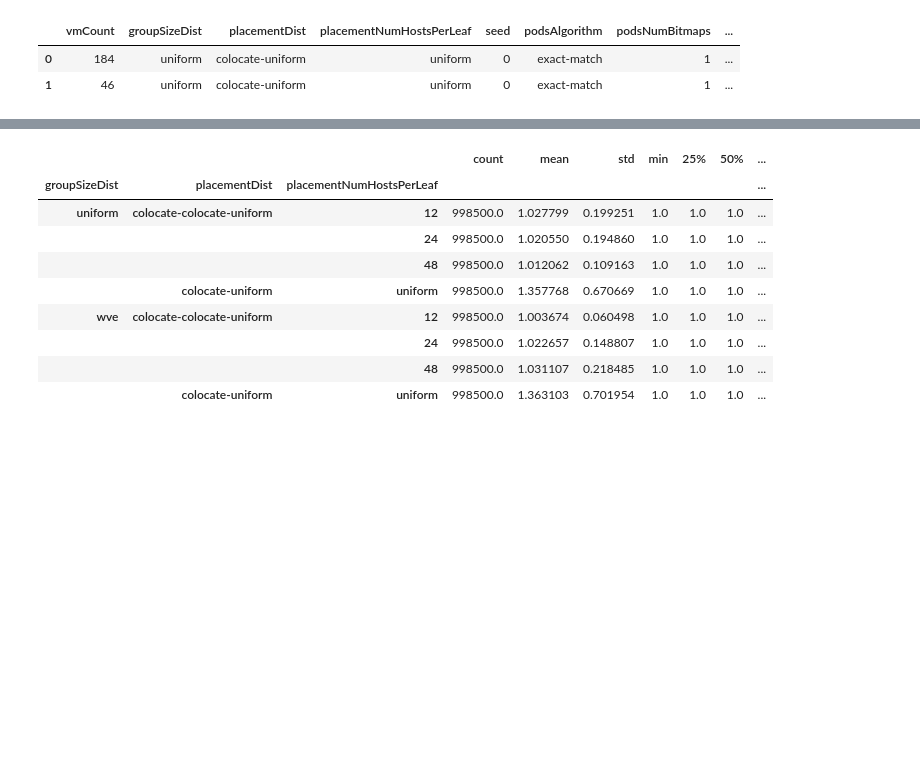
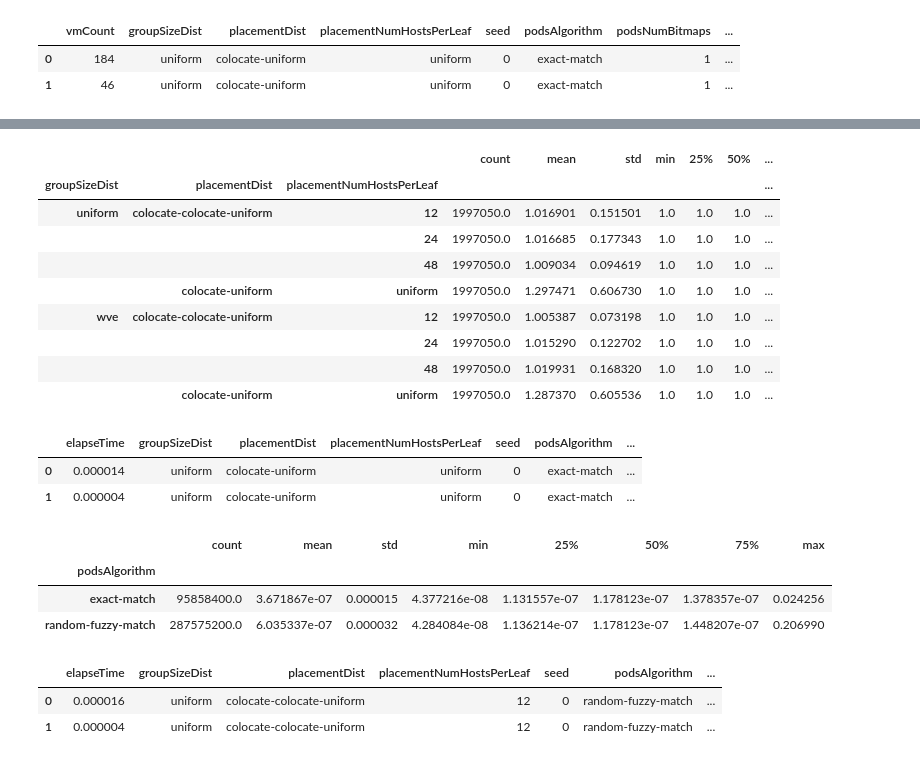
Before and after one commit to Elmo-MCast/numerical-evals, a Jupyter notebook: notebooks/12-11-2017/baseerat-1M.ipynb, the cells around one changed output, grey strips where cells are left out. Drawn from its saved outputs; the diff is of its cells as text; code cells hidden in the pictures; blank space fills up the shorter version.

```diff
--- a/notebooks/12-11-2017/baseerat-1M.ipynb
+++ b/notebooks/12-11-2017/baseerat-1M.ipynb
@@ -42,7 +42,7 @@ def AddParametersAsColumns(df, folder):
         df['%sNumRules' % node_type_1] = int(optimizerParams_1[4])
 
 # Turns all files of a given filname across a set of folders into a single dataframe
-def DataSetAsDataFrame(filename, folders, headers, header=None):
+def DataSetAsDataFrame(filename, folders, headers, header=None, reset_index=True):
     # Read dataset as dataframe
     def ReadDataSet(folder):
         df = pd.read_csv(folder + '/' + filename, sep=',', header=header, names=headers)
@@ -52,6 +52,9 @@ def DataSetAsDataFrame(filename, folders, headers, header=None):
     dfs = map(ReadDataSet, folders)
     # Combine into a single dataframe
     df = pd.concat(dfs)
+    if reset_index:
+        df.reset_index(inplace=True)
+        df.drop('index', axis=1, inplace=True)
     return df
 # %%
 %%R
@@ -199,30 +205,30 @@ leafCountPerGroupPerTenant[
+# %%
+_folders = glob.glob(directory + "logs.*_0.*_pods") + glob.glob(directory + "logs.*_1.*_pods")
 # %%
 podCountPerGroupPerTenant = DataSetAsDataFrame('pod_count_per_group_per_tenant.csv',
-                                                folders, ['podCount'])
+                                                _folders, ['podCount'])
+# %%
+criterion = ~((podCountPerGroupPerTenant['podsAlgorithm'] == 'exact-match') &
+              (podCountPerGroupPerTenant['podsNumBitmaps'] == 1) &
+              (podCountPerGroupPerTenant['podsNumNodesPerBitmap'] == 3) &
+              (podCountPerGroupPerTenant['podsRedundancyPerBitmap'] == 0) &
+              (podCountPerGroupPerTenant['podsNumRules'] == 10000))
+podCountPerGroupPerTenant.drop(podCountPerGroupPerTenant.index[criterion], inplace=True)
+podCountPerGroupPerTenant.drop(['podsAlgorithm', 'podsNumBitmaps', 'podsNumNodesPerBitmap',
+                                'podsRedundancyPerBitmap', 'podsNumRules'], axis=1, inplace=True)
 # %%
-# podCountPerGroupPerTenant[
-#     (podCountPerGroupPerTenant['podsAlgorithm'] == 'exact-match') &
-#     (podCountPerGroupPerTenant['podsNumBitmaps'] == 1) &
-#     (podCountPerGroupPerTenant['podsNumNodesPerBitmap'] == 3) &
-#     (podCountPerGroupPerTenant['podsRedundancyPerBitmap'] == 0) &
-#     (podCountPerGroupPerTenant['podsNumRules'] == 10000)
-# ].groupby(['groupSizeDist', 'placementDist', 'placementNumHostsPerLeaf'])['podCount'].quantile(
-#     [0.0, 0.5, 0.8, 0.99, 0.999, 0.9999, 1.0])
-podCountPerGroupPerTenant[
-    (podCountPerGroupPerTenant['podsAlgorithm'] == 'exact-match') &
-    (podCountPerGroupPerTenant['podsNumBitmaps'] == 1) &
-    (podCountPerGroupPerTenant['podsNumNodesPerBitmap'] == 3) &
-    (podCountPerGroupPerTenant['podsRedundancyPerBitmap'] == 0) &
-    (podCountPerGroupPerTenant['podsNumRules'] == 10000)
-].groupby(['groupSizeDist', 'placementDist', 'placementNumHostsPerLeaf'])['podCount'].describe()
+# podCountPerGroupPerTenant.groupby(['groupSizeDist', 'placementDist', 'placementNumHostsPerLeaf'])[
+#     'podCount'].quantile([0.0, 0.5, 0.8, 0.99, 0.999, 0.9999, 1.0])
+podCountPerGroupPerTenant.groupby(['groupSizeDist', 'placementDist', 'placementNumHostsPerLeaf'])[
+    'podCount'].describe()
 # %% [output]
 |  |  |  | count | mean | std | min | 25% | 50% | ... |
 | groupSizeDist | placementDist | placementNumHostsPerLeaf |  |  |  |  |  |  | ... |
-| uniform | colocate-colocate-uniform | 12 | 998500.0 | 1.027799 | 0.199251 | 1.0 | 1.0 | 1.0 | ... |
-|  |  | 24 | 998500.0 | 1.020550 | 0.194860 | 1.0 | 1.0 | 1.0 | ... |
-|  |  | 48 | 998500.0 | 1.012062 | 0.109163 | 1.0 | 1.0 | 1.0 | ... |
-|  | colocate-uniform | uniform | 998500.0 | 1.357768 | 0.670669 | 1.0 | 1.0 | 1.0 | ... |
-| wve | colocate-colocate-uniform | 12 | 998500.0 | 1.003674 | 0.060498 | 1.0 | 1.0 | 1.0 | ... |
-|  |  | 24 | 998500.0 | 1.022657 | 0.148807 | 1.0 | 1.0 | 1.0 | ... |
-|  |  | 48 | 998500.0 | 1.031107 | 0.218485 | 1.0 | 1.0 | 1.0 | ... |
-|  | colocate-uniform | uniform | 998500.0 | 1.363103 | 0.701954 | 1.0 | 1.0 | 1.0 | ... |
+| uniform | colocate-colocate-uniform | 12 | 1997050.0 | 1.016901 | 0.151501 | 1.0 | 1.0 | 1.0 | ... |
+|  |  | 24 | 1997050.0 | 1.016685 | 0.177343 | 1.0 | 1.0 | 1.0 | ... |
+|  |  | 48 | 1997050.0 | 1.009034 | 0.094619 | 1.0 | 1.0 | 1.0 | ... |
+|  | colocate-uniform | uniform | 1997050.0 | 1.297471 | 0.606730 | 1.0 | 1.0 | 1.0 | ... |
+| wve | colocate-colocate-uniform | 12 | 1997050.0 | 1.005387 | 0.073198 | 1.0 | 1.0 | 1.0 | ... |
+|  |  | 24 | 1997050.0 | 1.015290 | 0.122702 | 1.0 | 1.0 | 1.0 | ... |
+|  |  | 48 | 1997050.0 | 1.019931 | 0.168320 | 1.0 | 1.0 | 1.0 | ... |
+|  | colocate-uniform | uniform | 1997050.0 | 1.287370 | 0.605536 | 1.0 | 1.0 | 1.0 | ... |
@@ -231,0 +242,6 @@ podsAlgorithmElapseTime = DataSetAsDataFrame('pods_algorithm_elapse_time.csv',
+# %%
+podsAlgorithmElapseTime.head(2)
+# %% [output]
+|  | elapseTime | groupSizeDist | placementDist | placementNumHostsPerLeaf | seed | podsAlgorithm | ... |
+| 0 | 0.000014 | uniform | colocate-uniform | uniform | 0 | exact-match | ... |
+| 1 | 0.000004 | uniform | colocate-uniform | uniform | 0 | exact-match | ... |
@@ -231,0 +250,9 @@ podsAlgorithmElapseTime = DataSetAsDataFrame('pods_algorithm_elapse_time.csv',
+# %%
+# podsAlgorithmElapseTime.groupby(['podsAlgorithm', 'podsNumBitmaps', 'podsNumNodesPerBitmap',
+#                                 'podsRedundancyPerBitmap', 'podsNumRules'])['elapseTime'].describe()
+podsAlgorithmElapseTime.groupby('podsAlgorithm')['elapseTime'].describe()
+# %% [output]
+|  | count | mean | std | min | 25% | 50% | 75% | max |
+| podsAlgorithm |  |  |  |  |  |  |  |  |
+| exact-match | 95858400.0 | 3.671867e-07 | 0.000015 | 4.377216e-08 | 1.131557e-07 | 1.178123e-07 | 1.378357e-07 | 0.024256 |
+| random-fuzzy-match | 287575200.0 | 6.035337e-07 | 0.000032 | 4.284084e-08 | 1.136214e-07 | 1.178123e-07 | 1.448207e-07 | 0.206990 |
@@ -231,0 +266,6 @@ podsAlgorithmElapseTime = DataSetAsDataFrame('pods_algorithm_elapse_time.csv',
+# %%
+leafsAlgorithmElapseTime.head(2)
+# %% [output]
+|  | elapseTime | groupSizeDist | placementDist | placementNumHostsPerLeaf | seed | podsAlgorithm | ... |
+| 0 | 0.000016 | uniform | colocate-colocate-uniform | 12 | 0 | random-fuzzy-match | ... |
+| 1 | 0.000004 | uniform | colocate-colocate-uniform | 12 | 0 | random-fuzzy-match | ... |
```
Also changed, not shown: parts of 95 cells of this notebook.
